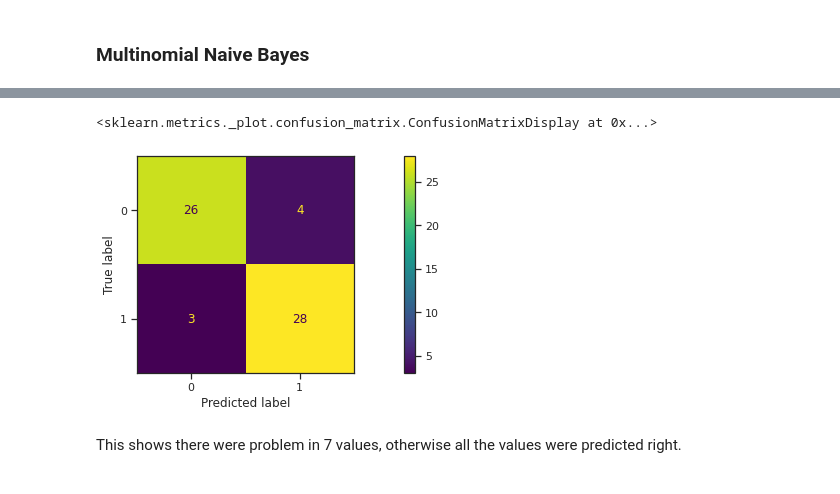
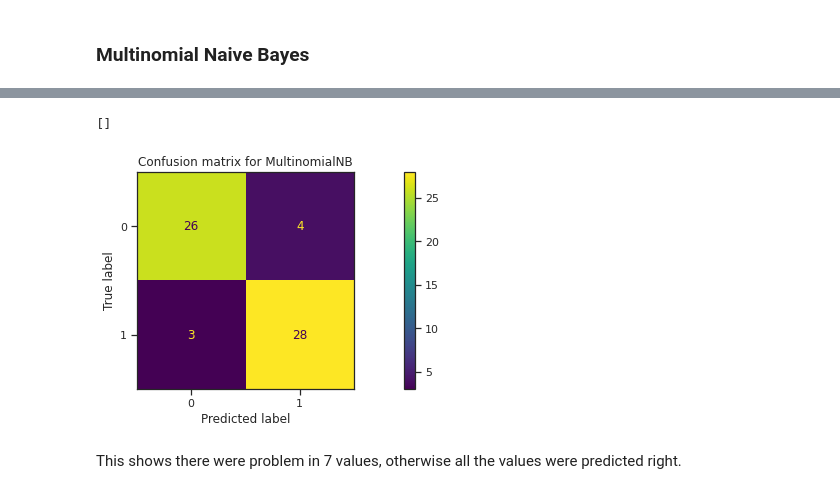
Before and after one commit to made-ml-in-prod-2021/andyst75, a Jupyter notebook: ml_project/notebooks/EDA.ipynb, the cells around one changed output, grey strips where cells are left out. Saved outputs shown, nothing was run; the diff lists cells and outputs as text; code cells hidden in the pictures.

```diff
--- a/ml_project/notebooks/EDA.ipynb
+++ b/ml_project/notebooks/EDA.ipynb
@@ -627,8 +620,10 @@ Gaussian NB Accuracy --> 88.52
-# %%
-metrics.plot_confusion_matrix(model3, x_test, y_test)
-# %% [output]
-<sklearn.metrics._plot.confusion_matrix.ConfusionMatrixDisplay at 0x...>
-[figure, removed]
+# %%
+plot_confusion_matrix(model, x_test, y_test)
+plt.title(f'Confusion matrix for {estimator.__name__}')
+plt.plot()
+# %% [output]
+[]
+[figure, added]
 # %% [markdown]
 This shows there were problem in 7 values, otherwise all the values were predicted right.
 # %% [markdown]
```
Also changed, not shown: parts of 28 cells of this notebook, 1 other file.
